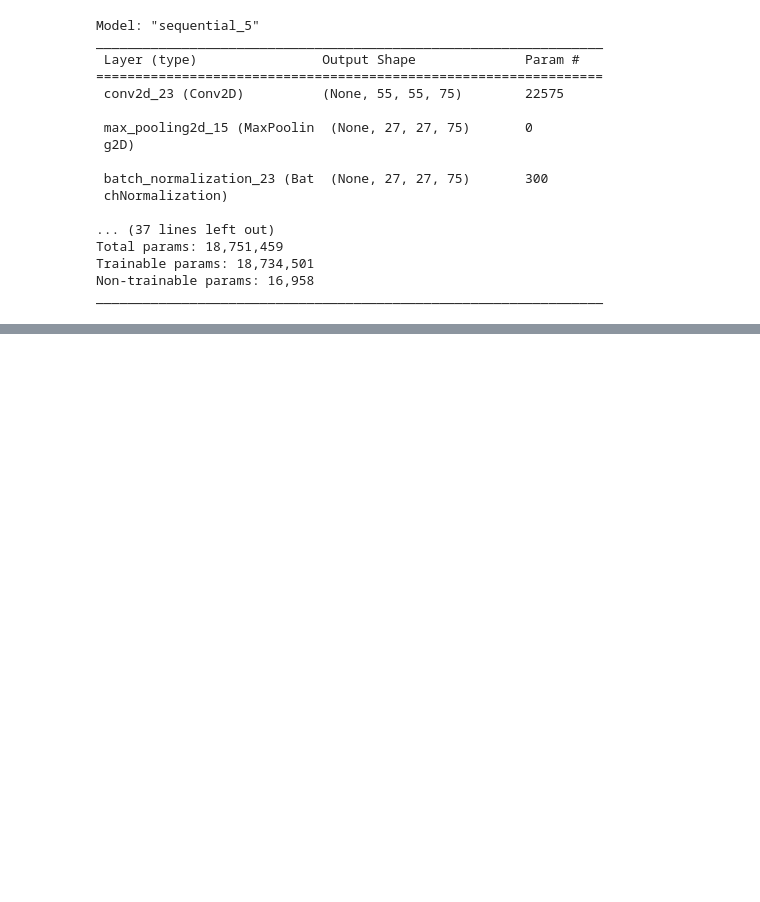
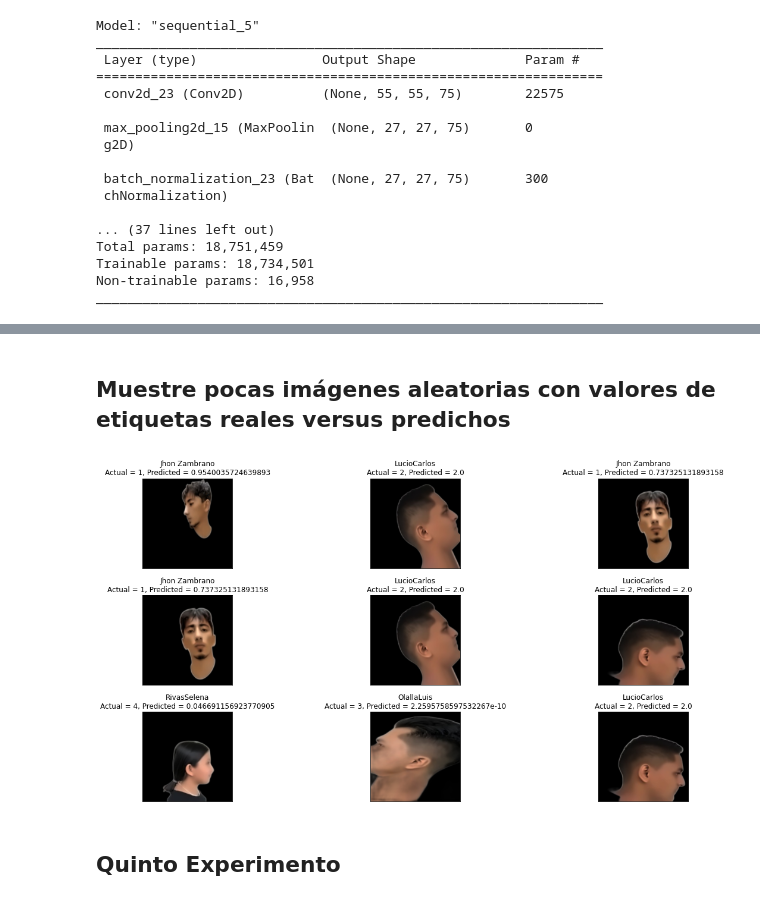
Before and after one commit to LuisOlalla/ProyectoU3_Lucio_Olalla, a Jupyter notebook: [NRC_6278]_LucioCarlos_OlallaLuis_Lab1.ipynb, the cells around one changed output, grey strips where cells are left out. Drawn from its saved outputs; the diff is of its cells as text; code cells hidden in the pictures; blank space fills up the shorter version.

```diff
--- a/[NRC_6278]_LucioCarlos_OlallaLuis_Lab1.ipynb
+++ b/[NRC_6278]_LucioCarlos_OlallaLuis_Lab1.ipynb
@@ -1416,0 +1205,33 @@ plt.show()
+# %% [markdown]
+## Muestre pocas imágenes aleatorias con valores de etiquetas reales versus predichos
+# %%
+#Dar el tamaño a cada imagen
+plt.figure(1 , figsize = (19 , 10))
+#contador
+n = 0
+
+#for que permite mostrar un rango de imagenes
+for i in range(9):
+    #aumento de contador
+    n += 1
+    #Imagen aleatoria de la ruta
+    r = np.random.randint( 0, test_ds.shape[0], 1)
+
+    #Mostrar imagen de forma 3x3
+    plt.subplot(3, 3, n)
+    #Espaciado de la imagen
+    plt.subplots_adjust(hspace = 0.3, wspace = 0.3)
+    #Mostrar las imagenes actuales
+    plt.imshow(test_ds[r[0]])
+    #Agregar un titulo a cada imagen
+    plt.title(class_names[test_labels[r[0]]]+'\nActual = {}, Predicted = {}'.format(test_labels[r[0]] ,
+             test_labels[r[0]]*pred[r[0]][test_labels[r[0]]]) )
+    #Medida de imagen x e y
+    plt.xticks([]) , plt.yticks([])
+
+    #Mostrar las imagenes
+plt.show()
+# %% [output]
+[figure, added]
+# %% [markdown]
+## Quinto Experimento
```
Also changed, not shown: parts of 59 cells of this notebook.
